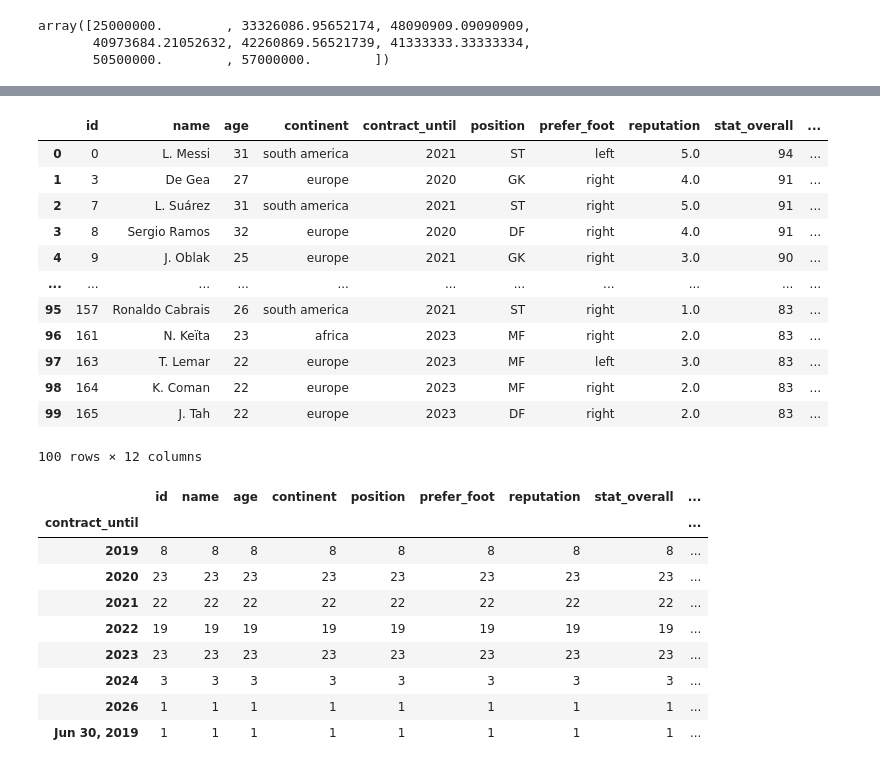
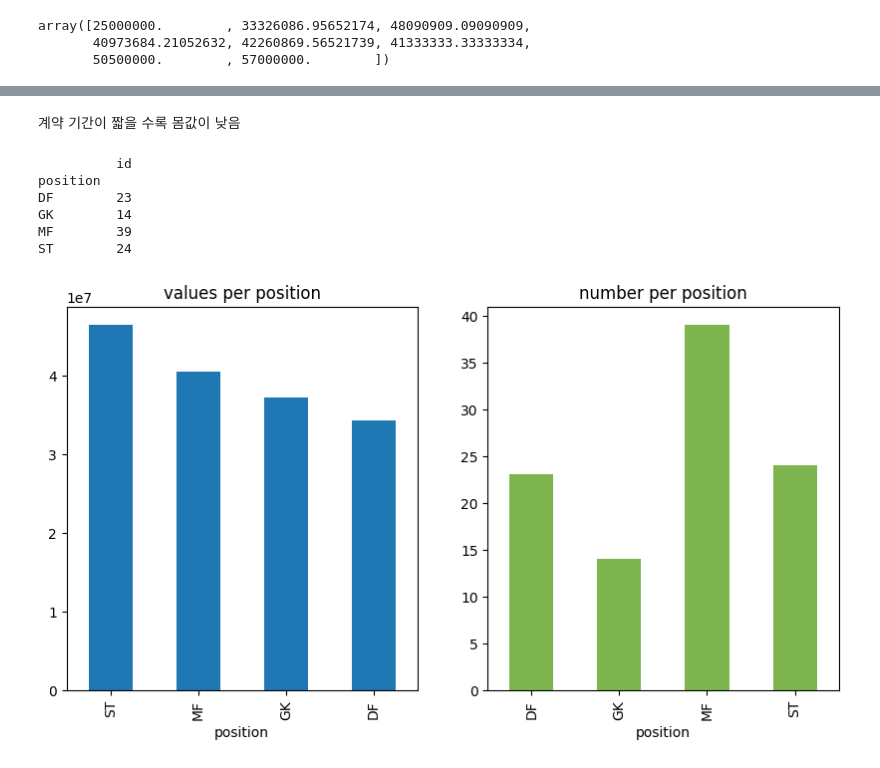
Before and after one commit to sty0507/dacon, a Jupyter notebook: football/index.ipynb, the cells around one changed output, grey strips where cells are left out. Cells and saved outputs as stored; diff of their text form; code cells hidden in the pictures.

```diff
--- a/football/index.ipynb
+++ b/football/index.ipynb
@@ -101,29 +117,2 @@ plt.show()
-# %%
-top100
-# %% [output]
-|  | id | name | age | continent | contract_until | position | prefer_foot | reputation | stat_overall | ... |
-| 0 | 0 | L. Messi | 31 | south america | 2021 | ST | left | 5.0 | 94 | ... |
-| 1 | 3 | De Gea | 27 | europe | 2020 | GK | right | 4.0 | 91 | ... |
-| 2 | 7 | L. Suárez | 31 | south america | 2021 | ST | right | 5.0 | 91 | ... |
-| 3 | 8 | Sergio Ramos | 32 | europe | 2020 | DF | right | 4.0 | 91 | ... |
-| 4 | 9 | J. Oblak | 25 | europe | 2021 | GK | right | 3.0 | 90 | ... |
-| ... | ... | ... | ... | ... | ... | ... | ... | ... | ... | ... |
-| 95 | 157 | Ronaldo Cabrais | 26 | south america | 2021 | ST | right | 1.0 | 83 | ... |
-| 96 | 161 | N. Keïta | 23 | africa | 2023 | MF | right | 2.0 | 83 | ... |
-| 97 | 163 | T. Lemar | 22 | europe | 2023 | MF | left | 3.0 | 83 | ... |
-| 98 | 164 | K. Coman | 22 | europe | 2023 | MF | right | 2.0 | 83 | ... |
-| 99 | 165 | J. Tah | 22 | europe | 2023 | DF | right | 2.0 | 83 | ... |
-100 rows × 12 columns
-# %%
-top100.groupby('contract_until').count()
-# %% [output]
-|  | id | name | age | continent | position | prefer_foot | reputation | stat_overall | ... |
-| contract_until |  |  |  |  |  |  |  |  | ... |
-| 2019 | 8 | 8 | 8 | 8 | 8 | 8 | 8 | 8 | ... |
-| 2020 | 23 | 23 | 23 | 23 | 23 | 23 | 23 | 23 | ... |
-| 2021 | 22 | 22 | 22 | 22 | 22 | 22 | 22 | 22 | ... |
-| 2022 | 19 | 19 | 19 | 19 | 19 | 19 | 19 | 19 | ... |
-| 2023 | 23 | 23 | 23 | 23 | 23 | 23 | 23 | 23 | ... |
-| 2024 | 3 | 3 | 3 | 3 | 3 | 3 | 3 | 3 | ... |
-| 2026 | 1 | 1 | 1 | 1 | 1 | 1 | 1 | 1 | ... |
-| Jun 30, 2019 | 1 | 1 | 1 | 1 | 1 | 1 | 1 | 1 | ... |
+# %% [markdown]
+계약 기간이 짧을 수록 몸값이 낮음
@@ -129,0 +122,21 @@ top100.groupby('contract_until').count()
+# %%
+print(top100[['position', 'id']].groupby('position').count())
+# %% [output]
+          id
+position
+DF        23
+GK        14
+MF        39
+ST        24
+# %%
+f, ax = plt.subplots(1,2,figsize=(10,5))
+top100[['value', 'position']].groupby(['position'], as_index=True).mean().sort_values(by='value', ascending=False).plot.bar(ax=ax[0])
+ax[0].set_title('values per position')
+
+top100[['position', 'id']].groupby('position').count().plot.bar(ax=ax[1], color='#7eb54e')
+ax[1].set_title('number per position')
+ax[0].legend().remove()
+ax[1].legend().remove()
+plt.show()
+# %% [output]
+[figure, added]
```
Also changed, not shown: parts of 18 cells of this notebook, 2 other files.
